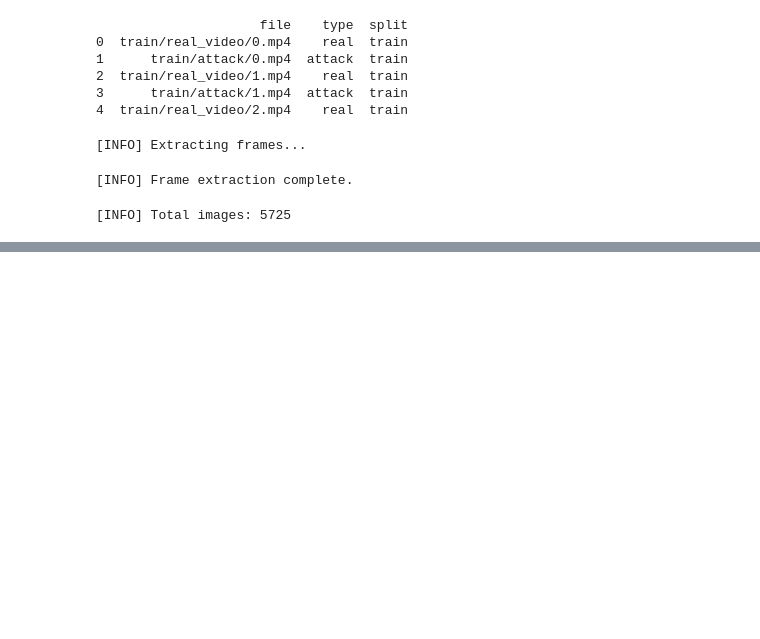
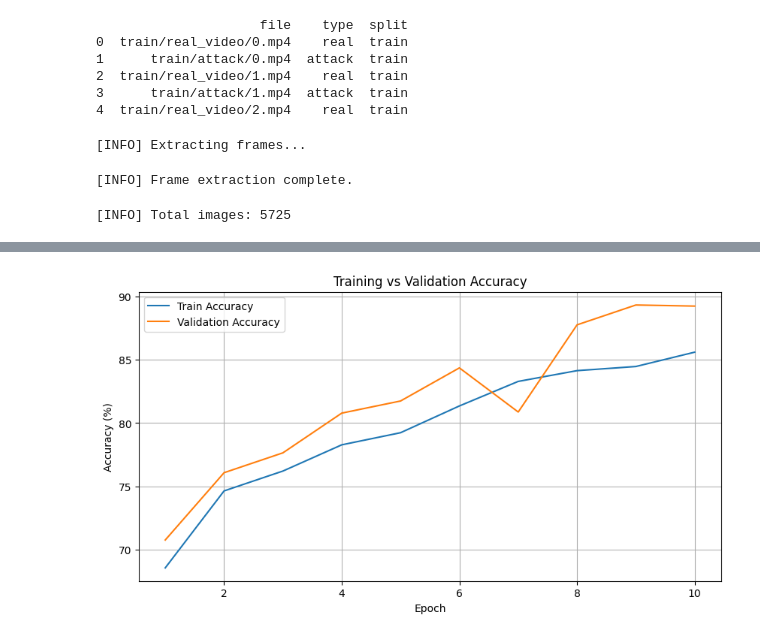
Before and after one commit to dhanarkusuma/simple-liveness-cdcn, a Jupyter notebook: cdcn.ipynb, the cells around one changed output, grey strips where cells are left out. Cells and saved outputs as stored; diff of their text form; code cells hidden in the pictures; blank space fills up the shorter version.

```diff
--- a/cdcn.ipynb
+++ b/cdcn.ipynb
@@ -64,8 +64,10 @@ def extract_frames(video_path, output_dir, prefix, every_n_frame=10):
 # %%
 from tqdm import tqdm
 
+df_train = df[df["split"] == "train"]
+
 print("[INFO] Extracting frames...")
-for idx, row in tqdm(df.iterrows(), total=len(df)):
+for idx, row in tqdm(df_train.iterrows(), total=len(df_train)):
     video_rel_path = row["file"]
     label = row["type"]
 
@@ -129,7 +131,7 @@ print(f"[INFO] Total images: {len(image_paths)}")
 # %%
 from sklearn.model_selection import train_test_split
 
-X_train, X_test, y_train, y_test = train_test_split(
+X_train, X_val, y_train, y_val = train_test_split(
     image_paths,
     labels,
     test_size=0.2,
@@ -163,9 +165,9 @@ train_dataset = LivenessDataset(
     transform=train_transform
 )
 
-test_dataset = LivenessDataset(
-    X_test,
-    y_test,
+val_dataset = LivenessDataset(
+    X_val,
+    y_val,
     transform=test_transform
 )
 
@@ -175,8 +177,8 @@ train_loader = DataLoader(
     shuffle=True
 )
 
-test_loader = DataLoader(
-    test_dataset,
+val_loader = DataLoader(
+    val_dataset,
     batch_size=BATCH_SIZE,
     shuffle=False
 )
@@ -311,0 +380,64 @@ Epoch 10 | Loss: 57.1647 | Accuracy: 85.76%
+# %%
+import matplotlib.pyplot as plt
+
+# =========================================================
+# PLOT ACCURACY
+# =========================================================
+
+epochs = range(1, EPOCHS + 1)
+
+plt.figure(figsize=(10,5))
+
+plt.plot(
+    epochs,
+    train_accuracies,
+    label="Train Accuracy"
+)
+
+plt.plot(
+    epochs,
+    val_accuracies,
+    label="Validation Accuracy"
+)
+
+plt.xlabel("Epoch")
+plt.ylabel("Accuracy (%)")
+
+plt.title("Training vs Validation Accuracy")
+
+plt.legend()
+
+plt.grid(True)
+
+plt.show()
+
+# =========================================================
+# PLOT LOSS
+# =========================================================
+
+plt.figure(figsize=(10,5))
+
+plt.plot(
+    epochs,
+    train_losses,
+    label="Train Loss"
+)
+
+plt.plot(
+    epochs,
+    val_losses,
+    label="Validation Loss"
+)
+
+plt.xlabel("Epoch")
+plt.ylabel("Loss")
+
+plt.title("Training vs Validation Loss")
+
+plt.legend()
+
+plt.grid(True)
+
+plt.show()
+# %% [output]
+[figure, added]
```
Also changed, not shown: parts of 8 cells of this notebook, 1 other file.
